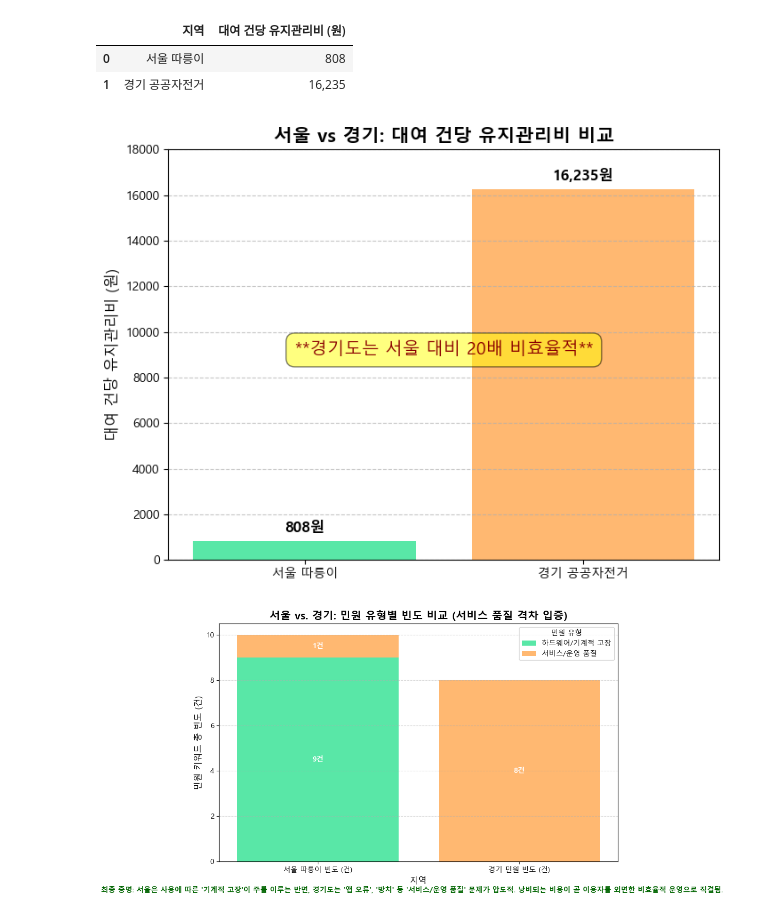
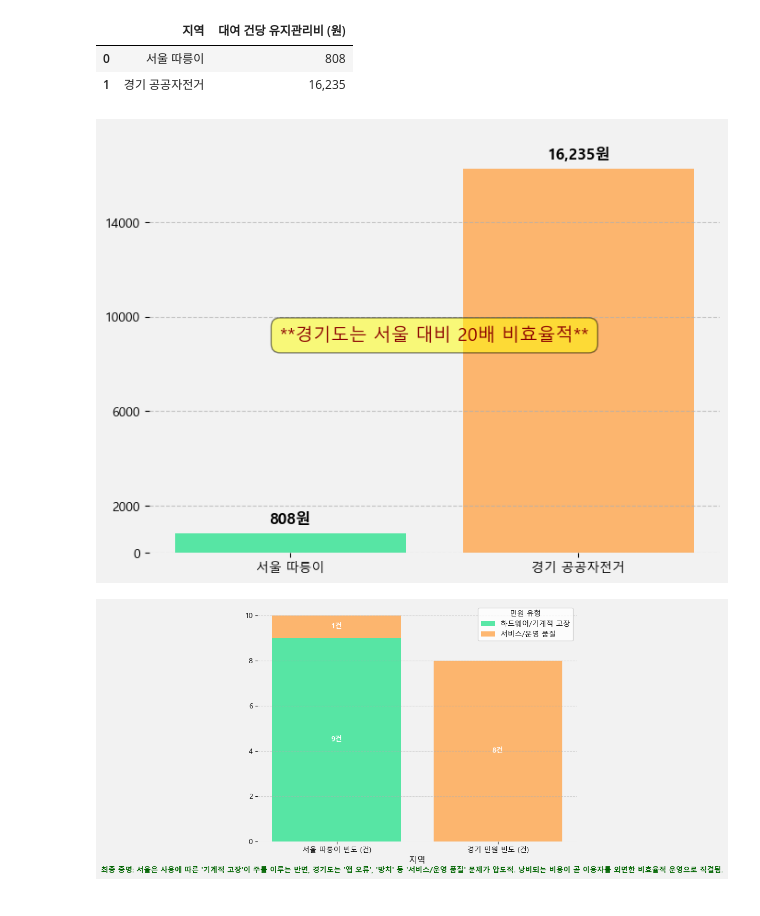
Before and after one commit to mj-camille-kim/Why-public-bicycles-failed, a Jupyter notebook: operate.ipynb, the cells around one changed output. Cells and saved outputs as stored; diff of their text form; code cells hidden in the pictures.

```diff
--- a/operate.ipynb
+++ b/operate.ipynb
@@ -595,12 +697,11 @@ gyeonggi_complaint_texts = [
 ]
 # %%
 # 분석용 핵심 키워드 정의
-
 # 시스템/하드웨어 고장
 HARDWARE_KEYWORDS = ['잠금장치', '단말기', '펑크', '체인', '액정', '브레이크', '고장', '파손']
 
 # 서비스/운영 품질 불만
-SERVICE_KEYWORDS = ['앱 오류', '오류', '방치', 'GPS', '정비 안 됨', '대여 불가', '서버', '느림', '불안정', '관리']
+SERVICE_KEYWORDS = ['앱 오류', '오류', '방치', 'GPS', '정비 안 됨', '대여 불가', '서버', '느림', '불안정']
 
 ALL_KEYWORDS = list(set(HARDWARE_KEYWORDS + SERVICE_KEYWORDS))
 # %%
@@ -609,11 +710,11 @@ ALL_KEYWORDS = list(set(HARDWARE_KEYWORDS + SERVICE_KEYWORDS))
 def calculate_keyword_frequency(text_list, keywords):
     frequency = Counter()
     full_text = " ".join(text_list).lower()
-
     for keyword in keywords:
-        count = len(re.findall(re.escape(keyword.lower()), full_text))
+        count = len(re.findall(r'\b' + re.escape(keyword.lower()) + r'\b', full_text))
+        if count == 0:
+            count = len(re.findall(re.escape(keyword.lower()), full_text))
         frequency[keyword] += count
-
     return frequency
 # %%
 # 4. 분석 실행 및 결과 도출
@@ -702,7 +925,18 @@ df_cost
 | 0 | 서울 따릉이 | 808 |
 | 1 | 경기 공공자전거 | 16,235 |
 # %%
+# 배경색 바꾸기
 fig, ax = plt.subplots(figsize=(8, 6))
+fig.set_facecolor('#F2F2F2')
+ax.set_facecolor('#F2F2F2')
+
+ax.spines['right'].set_visible(False)
+ax.spines['top'].set_visible(False)
+ax.spines['left'].set_visible(False) # y축 선 제거
+ax.spines['bottom'].set_visible(False) # x축 선 제거
+
+custom_yticks = [0, 2000, 6000, 10000, 14000]
+ax.set_yticks(custom_yticks)
 
 colors = ['#30e291', '#FFA64D']
 bars = ax.bar(df_cost['지역'], df_cost['대여 건당 유지관리비 (원)'], color=colors, alpha=0.8)
@@ -720,8 +954,8 @@ def autolabel_cost(bars):
 autolabel_cost(bars)
 
 # 제목 및 레이블
-ax.set_title('서울 vs 경기: 대여 건당 유지관리비 비교', fontsize=15, fontweight='bold')
-ax.set_ylabel('대여 건당 유지관리비 (원)', fontsize=12)
+# ax.set_title('서울 vs 경기: 대여 건당 유지관리비 비교', fontsize=15, fontweight='bold')
+# ax.set_ylabel('대여 건당 유지관리비 (원)', fontsize=12)
 ax.set_ylim(0, 18000) # 경기도 값보다 약간 높게 설정
 
 # 격차 텍스트 추가
@@ -736,13 +970,21 @@ ax.grid(axis='y', linestyle='--', alpha=0.7)
 
 plt.show();
 # %% [output]
-[figure, old version]
+[figure, new version]
 # %%
 # 누적 막대 그래프를 위한 데이터 변환
 df_plot = df_summary.T
 df_plot.index.name = '지역'
 
-fig, ax = plt.subplots(figsize=(10, 6))
+# 배경색 바꾸기
+fig, ax = plt.subplots(figsize=(8, 6))
+fig.set_facecolor('#F2F2F2')
+ax.set_facecolor('#F2F2F2')
+
+ax.spines['right'].set_visible(False)
+ax.spines['top'].set_visible(False)
+ax.spines['left'].set_visible(False) # y축 선 제거
+ax.spines['bottom'].set_visible(False) # x축 선 제거
 
 # 데이터 플로팅 (누적 막대 그래프)
 bottom = np.zeros(len(df_plot))
@@ -752,33 +994,33 @@ labels = ['하드웨어/기계적 고장', '서비스/운영 품질']
 for i, col in enumerate(df_plot.columns):
     bars = ax.bar(df_plot.index, df_plot[col],
                   bottom=bottom, label=labels[i], color=colors[i], alpha=0.8)
     bottom += df_plot[col]
 
     # 데이터 라벨 추가
     for bar in bars:
         height = bar.get_height()
         width = bar.get_width()
         x = bar.get_x()
         y = bar.get_y()
         # 해당 섹션의 빈도만 표시
         if height > 0:
             ax.text(x + width/2, y + height/2,
                     f'{int(height)}건',
                     ha='center', va='center', fontsize=10, color='white', fontweight='bold')
 
 
 # 제목 및 레이블
-ax.set_title('서울 vs. 경기: 민원 유형별 빈도 비교 (서비스 품질 격차 입증)', fontsize=15, fontweight='bold')
-ax.set_ylabel('민원 키워드 총 빈도 (건)', fontsize=12)
+# ax.set_title('서울 vs. 경기: 민원 유형별 빈도 비교 (서비스 품질 격차 입증)', fontsize=15, fontweight='bold')
+# ax.set_ylabel('민원 키워드 총 빈도 (건)', fontsize=12)
 ax.set_xlabel('지역', fontsize=12)
 ax.legend(title='민원 유형', loc='upper right')
 ax.grid(axis='y', linestyle='--', alpha=0.5)
 
 # 최종 결론 텍스트 추가
 plt.figtext(0.5, 0.01,
             "최종 증명: 서울은 사용에 따른 '기계적 고장'이 주를 이루는 반면, 경기도는 '앱 오류', '방치' 등 '서비스/운영 품질' 문제가 압도적. 낭비되는 비용이 곧 이용자를 외면한 비효율적 운영으로 직결됨.",
             ha="center", fontsize=10, color="darkgreen", fontweight='bold')
 
 plt.show();
 # %% [output]
-[figure, old version]
+[figure, new version]
```
Also changed, not shown: parts of 8 cells of this notebook, 5 other files.
